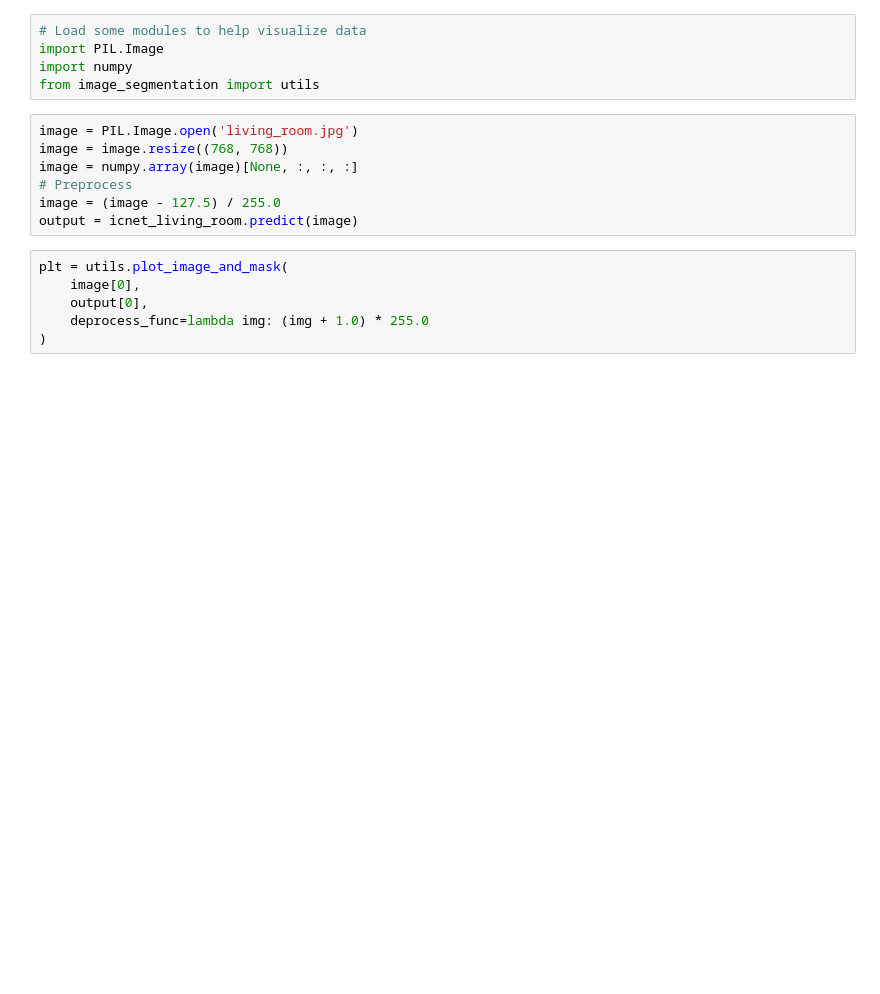
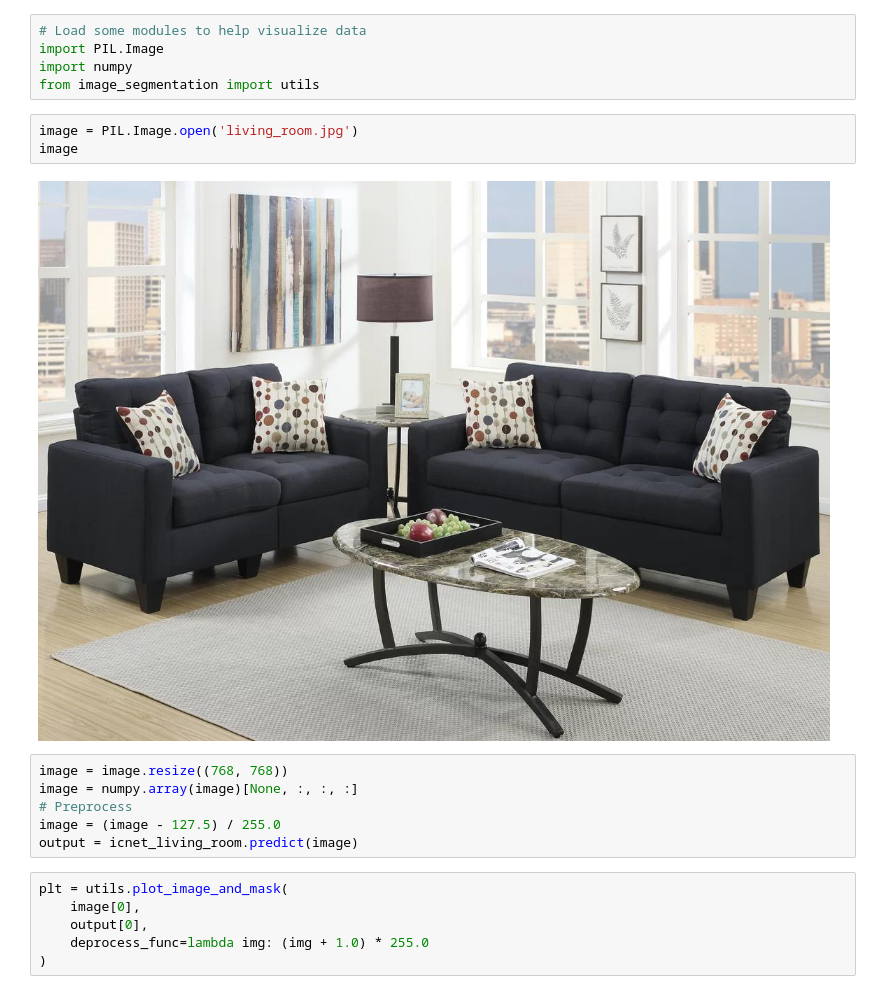
Before and after one commit to fritzlabs/fritz-image-segmentation, a Jupyter notebook: examples/ICNet - Living Room Example.ipynb, the cells around one changed output. Drawn from its saved outputs; the diff is of its cells as text; blank space fills up the shorter version.

```diff
--- a/examples/ICNet - Living Room Example.ipynb
+++ b/examples/ICNet - Living Room Example.ipynb
@@ -87,8 +87,12 @@ icnet_living_room = ICNetModelFactory.build(
 import PIL.Image
 import numpy
 from image_segmentation import utils
+# %%
+image = PIL.Image.open('living_room.jpg')
+image
+# %% [output]
+[figure, added]
 # %%
-image = PIL.Image.open('living_room.jpg')
 image = image.resize((768, 768))
 image = numpy.array(image)[None, :, :, :]
 # Preprocess
```
Also changed, not shown: parts of 1 cell of this notebook.
